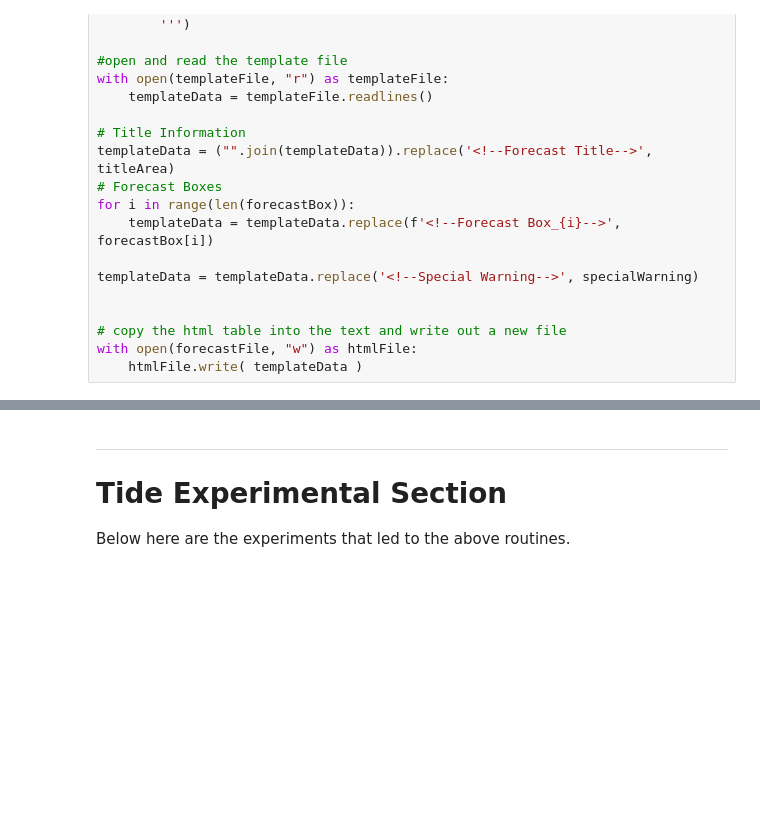
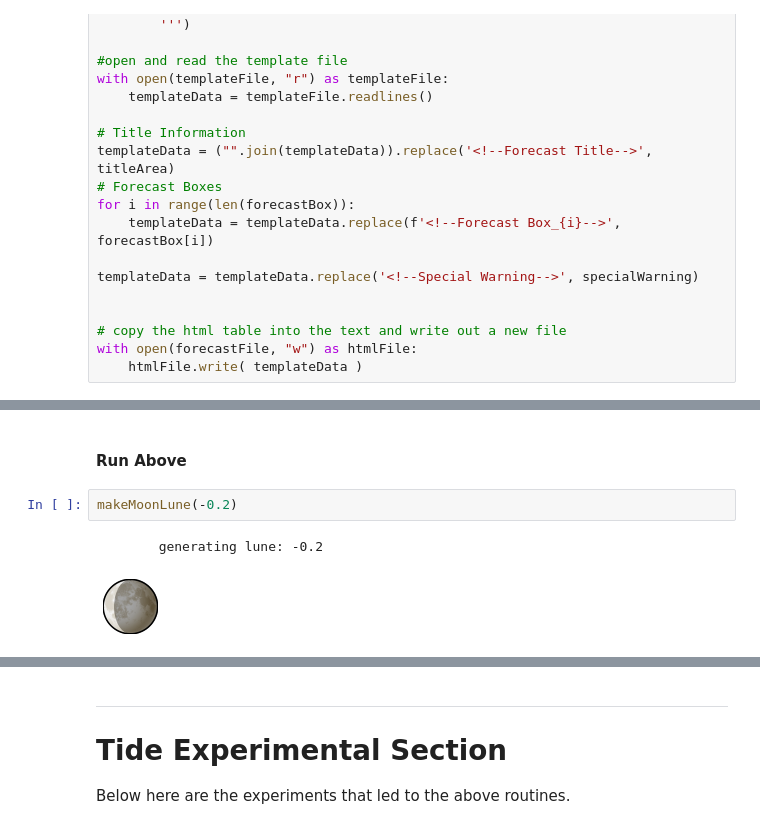
Before and after one commit to pbeeken/WeatherKiosk, a Jupyter notebook: WeatherTests.ipynb, the cells around one changed output, grey strips where cells are left out. Saved outputs shown, nothing was run; the diff lists cells and outputs as text; blank space fills up the shorter version.

Commit message:
included moon image and adjusted it.

```diff
--- a/WeatherTests.ipynb
+++ b/WeatherTests.ipynb
@@ -694,0 +732,7 @@ with open(forecastFile, "w") as htmlFile:
+# %% [markdown]
+#### Run Above
+# %%
+makeMoonLune(-0.2)
+# %% [output]
+        generating lune: -0.2
+[figure, added]
```
Also changed, not shown: parts of 6 cells of this notebook, 2 other files.
